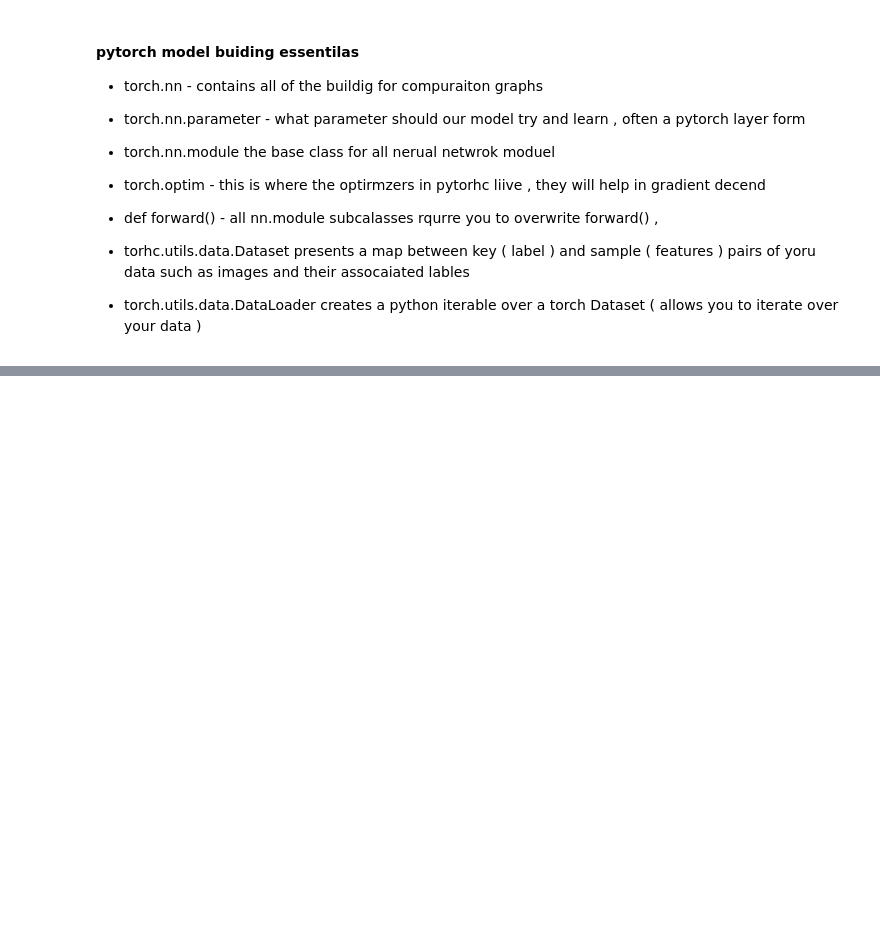
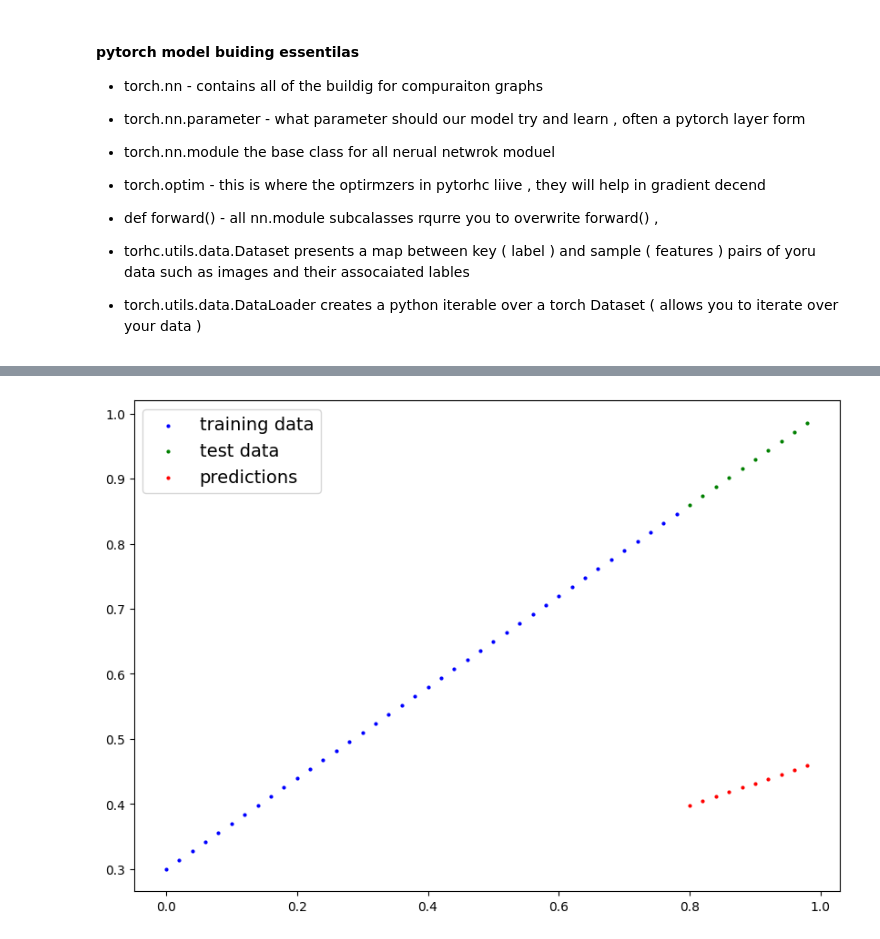
Before and after one commit to lewisnjue/AI, a Jupyter notebook: pytorch_workflow.ipynb, the cells around one changed output, grey strips where cells are left out. Cells and saved outputs as stored; diff of their text form; code cells hidden in the pictures; blank space fills up the shorter version.

```diff
--- a/pytorch_workflow.ipynb
+++ b/pytorch_workflow.ipynb
@@ -159,0 +165,9 @@ class LinearRegressionModelV1(nn.Module): # alomost everythign in pytorch inheri
+# %%
+## create a ranodm seed
+torch.manual_seed(42)
+
+
+## create an instance an instance of model ( this is a subscall of nn.Module)
+model_0 = LinearRegressionModelV1()
+# checkout the parameters
+list(model_0.parameters())
@@ -159,0 +194,7 @@ class LinearRegressionModelV1(nn.Module): # alomost everythign in pytorch inheri
+# %%
+# make predicions with model
+with torch.inference_mode():
+    y_preds = model_0(X_test)
+    y_preds
+
+y_preds
@@ -159,0 +212,4 @@ class LinearRegressionModelV1(nn.Module): # alomost everythign in pytorch inheri
+# %%
+plot_predictions(predictions=y_preds)
+# %% [output]
+[figure, added]
```
Also changed, not shown: parts of 15 cells of this notebook.
